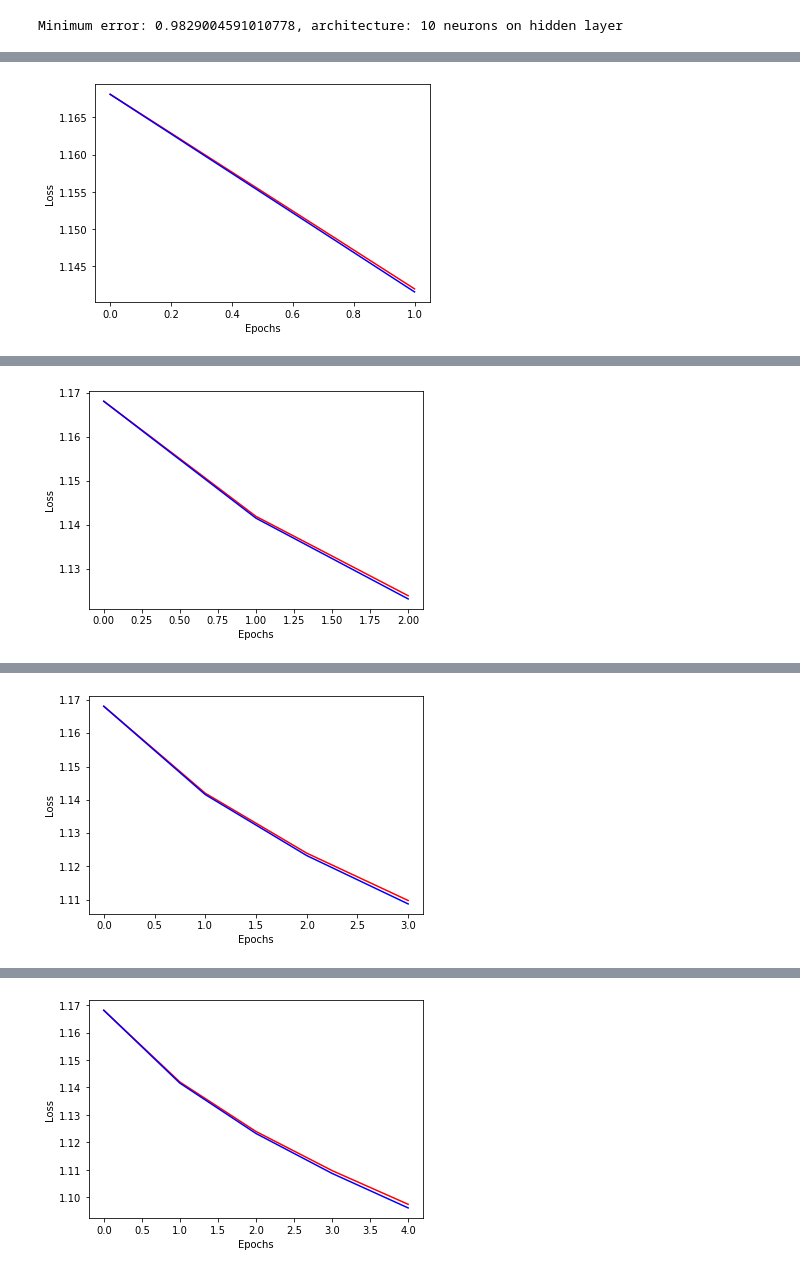
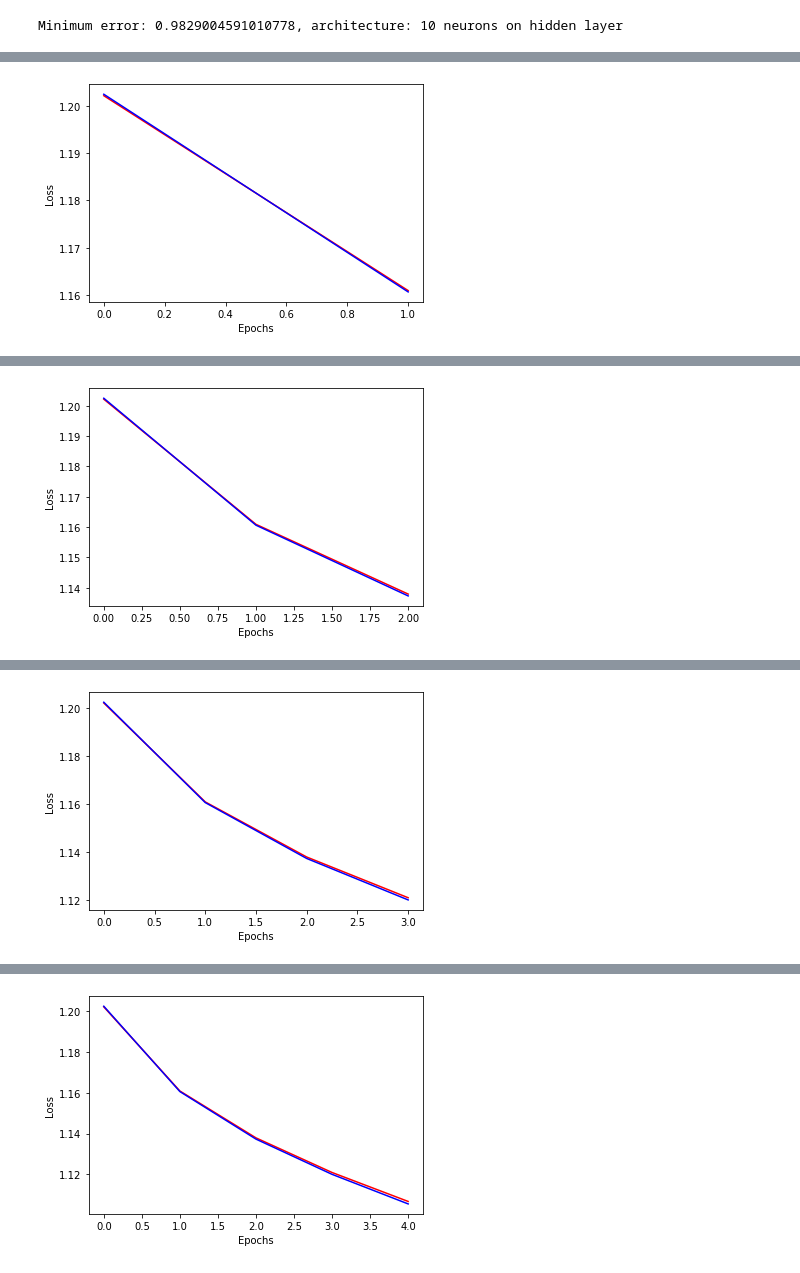
Before and after one commit to MateiSirbu/artificial-intelligence-basics, a Jupyter notebook: 2020.05.03/mlp.ipynb, the cells around one changed output, grey strips where cells are left out. Saved outputs shown, nothing was run; the diff lists cells and outputs as text; code cells hidden in the pictures.

```diff
--- a/2020.05.03/mlp.ipynb
+++ b/2020.05.03/mlp.ipynb
@@ -459,5 +459,5 @@ assert X_test.shape == (784, 10000)
 
 optimal_arch = [architecture[0], hidden_layer_sizes[idx_error_min], architecture[2]]
 W, b = create_weights(optimal_arch)
-W, b, errors_train, acc_train, acc_test = train(optimal_arch, X_train, y_train, X_test, y_test, 10, W, b, f, 0.01, 0.5)
+W, b, errors_train, acc_train, acc_test = train(optimal_arch, X_train, y_train, X_test, y_test, 10, W, b, f, 0.01, 0.5, 5e-5)
 # %% [output]
@@ -466 +466 @@ Epoch: 1, error: 1.1419817723921024, train accuracy: 0.14198333333333332, test a
-[figure, old version]
+[figure, new version]
@@ -468 +468 @@ Epoch: 2, error: 1.1239795481990194, train accuracy: 0.18808333333333332, test a
-[figure, old version]
+[figure, new version]
@@ -470 +470 @@ Epoch: 3, error: 1.1097461620553923, train accuracy: 0.24965, test accuracy: 0.2
-[figure, old version]
+[figure, new version]
@@ -472 +472 @@ Epoch: 4, error: 1.0974701717563162, train accuracy: 0.30046666666666666, test a
-[figure, old version]
+[figure, new version]
```
Also changed, not shown: parts of 2 cells of this notebook.
